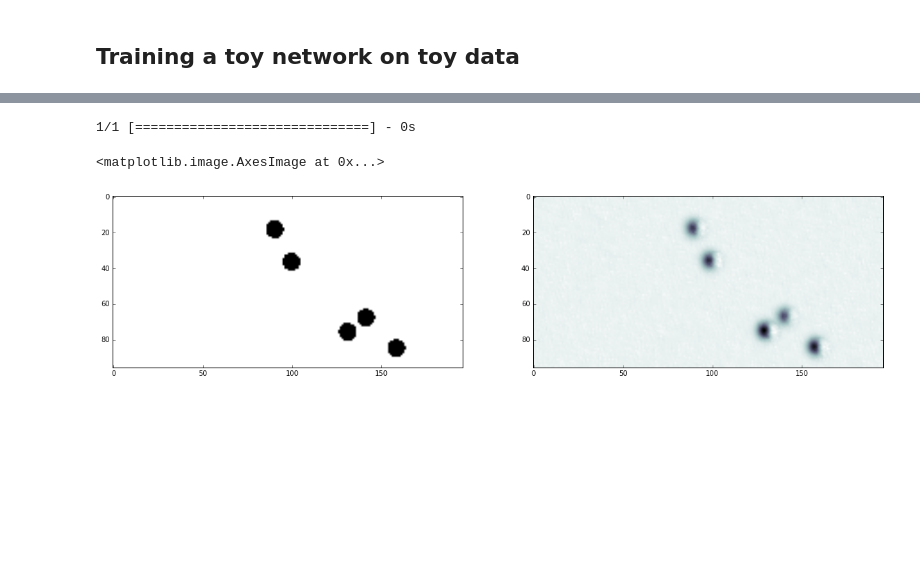
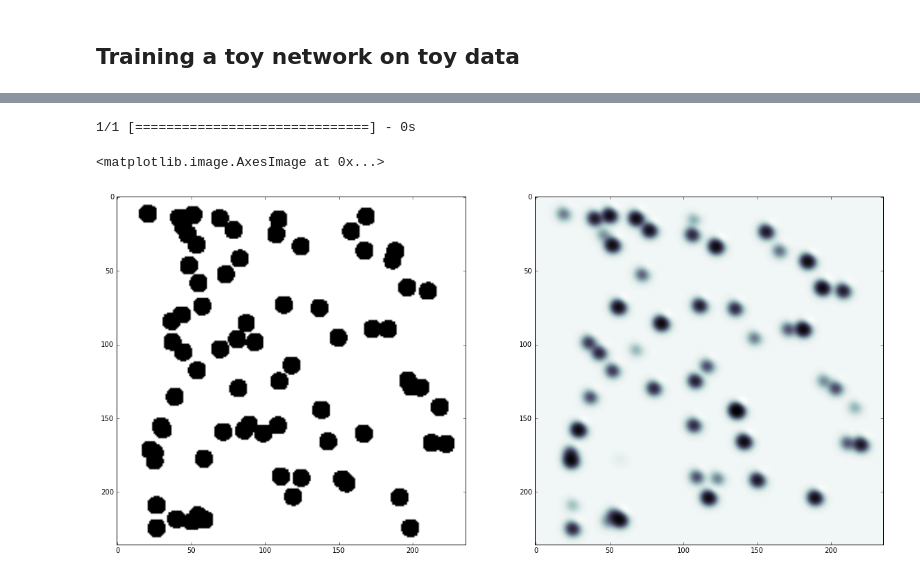
Before and after one commit to syncrostone/neurocatcher, a Jupyter notebook: exampleNotebook.ipynb, the cells around one changed output, grey strips where cells are left out. Cells and saved outputs as stored; diff of their text form; code cells hidden in the pictures; blank space fills up the shorter version.

```diff
--- a/exampleNotebook.ipynb
+++ b/exampleNotebook.ipynb
@@ -79,16 +79,20 @@ plt.plot(acc[:, 0])
 # %%
+data,series,truth=calcium_imaging(shape=(240,240), n=75, t=10, noise=0.0, withparams=True)
+data = [data.mean(axis=0)[..., np.newaxis]]
+truth = [truth]
+
 # get a prediction from the full data set
 yhat, ytarget = nc.network.predictConvNet(network, data, truth)
 
 # visualize the results
 plt.figure(figsize=(20, 15))
 
 plt.subplot(1, 2, 1)
 plt.imshow(ytarget[0], cmap='bone')
 
 plt.subplot(1, 2, 2)
 plt.imshow(yhat[0], cmap='bone')
 # %% [output]
 1/1 [==============================] - 0s
 <matplotlib.image.AxesImage at 0x...>
-[figure, old version]
+[figure, new version]
```
Also changed, not shown: parts of 3 cells of this notebook, 5 other files.
